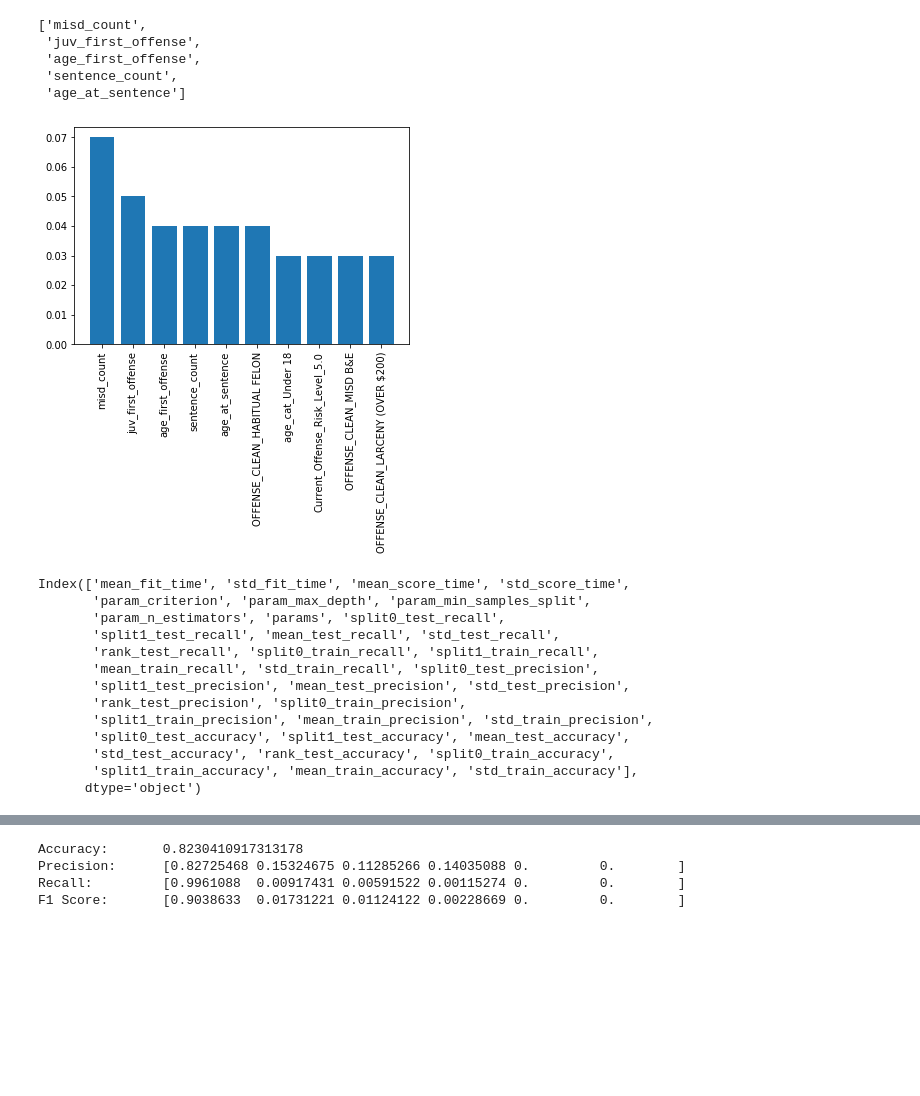
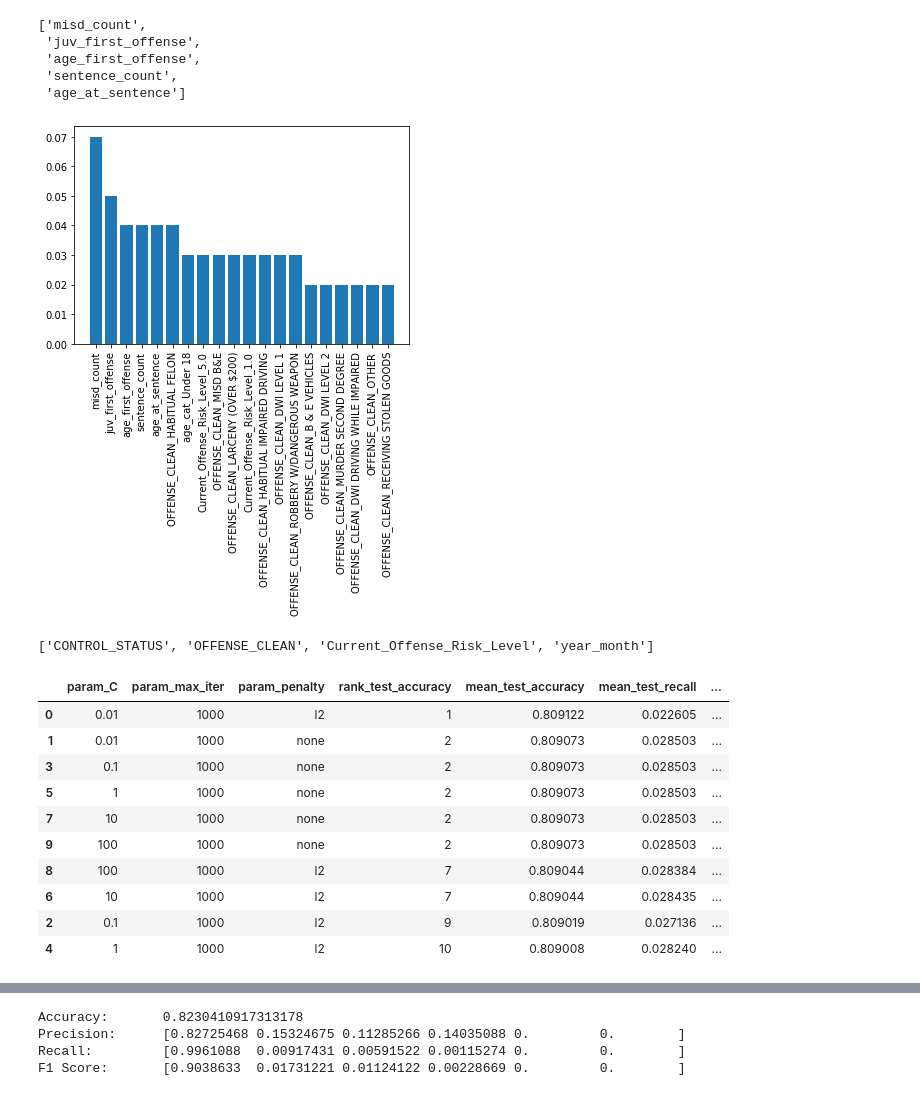
Before and after one commit to christi-liongson/covid_decarceration, a Jupyter notebook: files/analysis_1.ipynb, the cells around one changed output, grey strips where cells are left out. Drawn from its saved outputs; the diff is of its cells as text; code cells hidden in the pictures; blank space fills up the shorter version.

Commit message:
tried logistic on smaller subset

```diff
--- a/files/analysis_1.ipynb
+++ b/files/analysis_1.ipynb
@@ -392,30 +392,14 @@ names[:5]
 # %%
 # Sort in descending order
 indices = np.argsort(importances)[::-1]
 
 # Sort the labels in a corresponding fashion
 names = [labels[i] for i in indices]
 
 # Plot
 plt.figure()
-plt.bar(range(10),importances[indices[:10]])
-plt.xticks(range(10), names[:10], rotation=90)
+plt.bar(range(20),importances[indices[:20]])
+plt.xticks(range(20), names[:20], rotation=90)
 plt.show()
 # %% [output]
-[figure, old version]
+[figure, new version]
-# %%
-cv_results.columns
-# %% [output]
-Index(['mean_fit_time', 'std_fit_time', 'mean_score_time', 'std_score_time',
-       'param_criterion', 'param_max_depth', 'param_min_samples_split',
-       'param_n_estimators', 'params', 'split0_test_recall',
-       'split1_test_recall', 'mean_test_recall', 'std_test_recall',
-       'rank_test_recall', 'split0_train_recall', 'split1_train_recall',
-       'mean_train_recall', 'std_train_recall', 'split0_test_precision',
-       'split1_test_precision', 'mean_test_precision', 'std_test_precision',
-       'rank_test_precision', 'split0_train_precision',
-       'split1_train_precision', 'mean_train_precision', 'std_train_precision',
-       'split0_test_accuracy', 'split1_test_accuracy', 'mean_test_accuracy',
-       'std_test_accuracy', 'rank_test_accuracy', 'split0_train_accuracy',
-       'split1_train_accuracy', 'mean_train_accuracy', 'std_train_accuracy'],
-      dtype='object')
@@ -421,0 +416,14 @@ Index(['mean_fit_time', 'std_fit_time', 'mean_score_time', 'std_score_time',
+# %%
+MODELS = config.MODELS
+PARAMS = config.PARAMS
+model_key = "LogisticRegression"
+
+model = MODELS[model_key]
+params = PARAMS[model_key]
+
+target = config.target_vars[0]
+
+# Include race/gender/ethnicity or exclude?
+config.categorical_vars_to_impute
+# %% [output]
+['CONTROL_STATUS', 'OFFENSE_CLEAN', 'Current_Offense_Risk_Level', 'year_month']
@@ -421,0 +443,17 @@ Index(['mean_fit_time', 'std_fit_time', 'mean_score_time', 'std_score_time',
+# %%
+cv_results = pd.DataFrame(grid_model.cv_results_)
+
+ranked_cv=cv_results.sort_values(by=['rank_test_precision'])
+ranked_cv[['param_C','param_max_iter','param_penalty','rank_test_accuracy', 'mean_test_accuracy','mean_test_recall','mean_test_precision']]
+# %% [output]
+|  | param_C | param_max_iter | param_penalty | rank_test_accuracy | mean_test_accuracy | mean_test_recall | ... |
+| 0 | 0.01 | 1000 | l2 | 1 | 0.809122 | 0.022605 | ... |
+| 1 | 0.01 | 1000 | none | 2 | 0.809073 | 0.028503 | ... |
+| 3 | 0.1 | 1000 | none | 2 | 0.809073 | 0.028503 | ... |
+| 5 | 1 | 1000 | none | 2 | 0.809073 | 0.028503 | ... |
+| 7 | 10 | 1000 | none | 2 | 0.809073 | 0.028503 | ... |
+| 9 | 100 | 1000 | none | 2 | 0.809073 | 0.028503 | ... |
+| 8 | 100 | 1000 | l2 | 7 | 0.809044 | 0.028384 | ... |
+| 6 | 10 | 1000 | l2 | 7 | 0.809044 | 0.028435 | ... |
+| 2 | 0.1 | 1000 | l2 | 9 | 0.809019 | 0.027136 | ... |
+| 4 | 1 | 1000 | l2 | 10 | 0.809008 | 0.028240 | ... |
```
Also changed, not shown: parts of 8 cells of this notebook.
